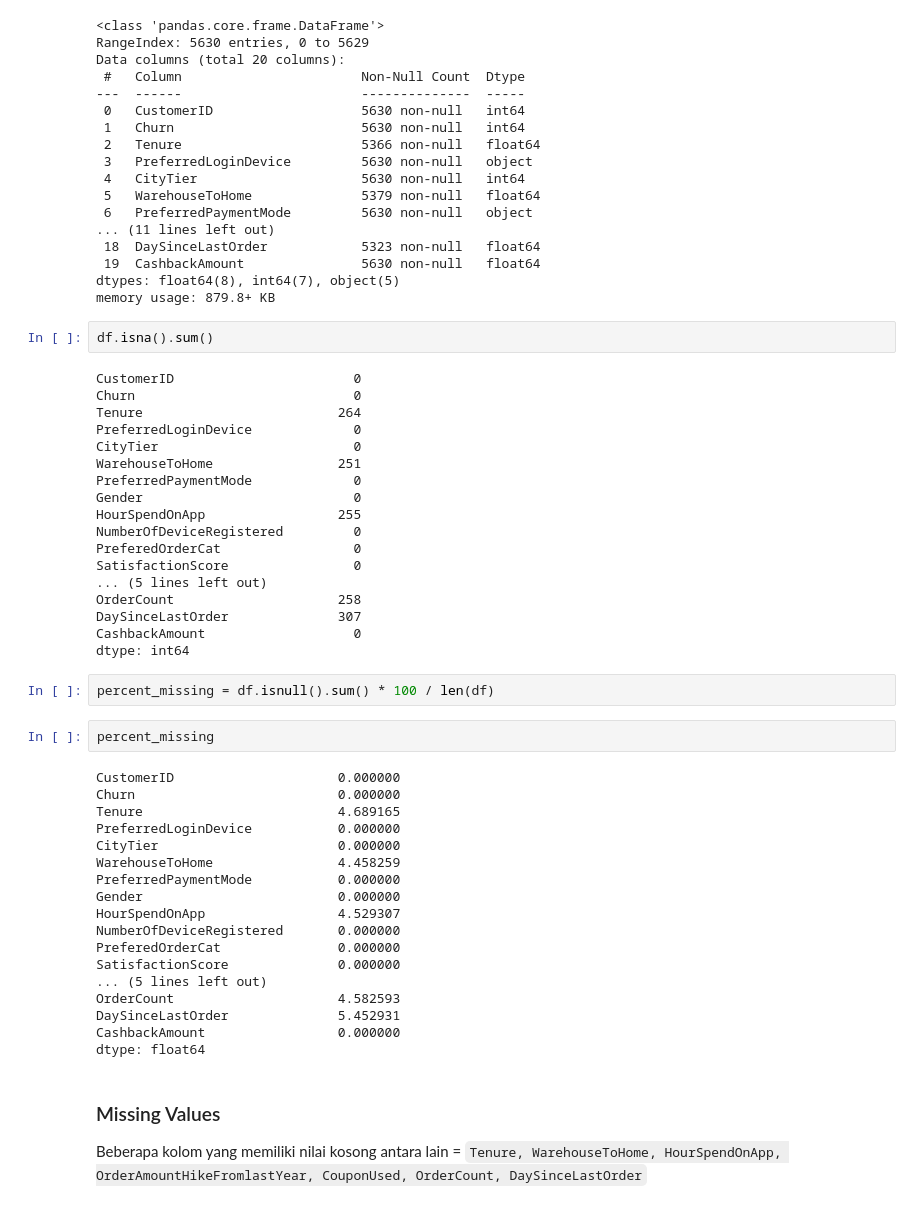
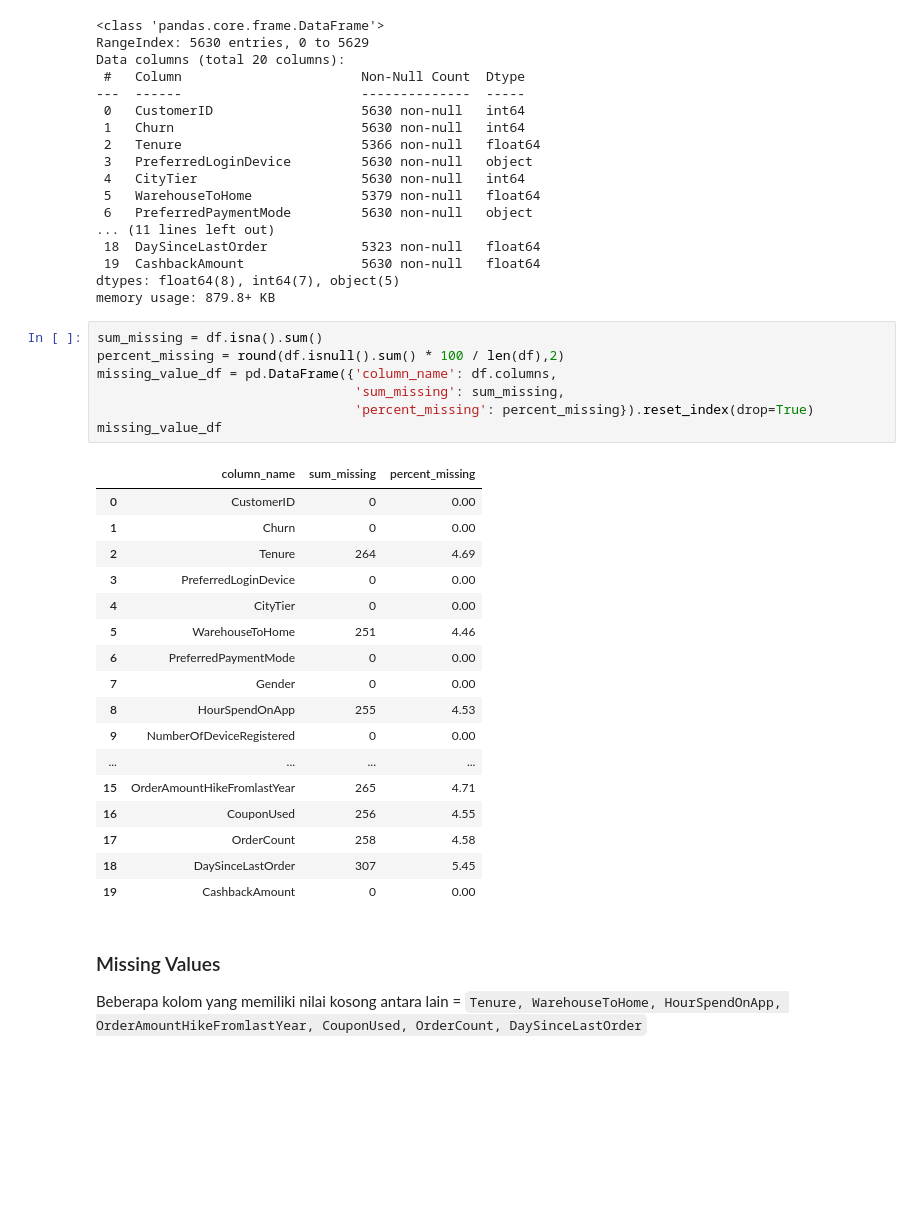
Before and after one commit to garrylgiancarlo/FinalProject_RakaminDS, a Jupyter notebook: Stage 1_EDA_259.ipynb, the cells around one changed output. Drawn from its saved outputs; the diff is of its cells as text; blank space fills up the shorter version.

Commit message:
edit percentage value_count dan pembulatan percentage

```diff
--- a/Stage 1_EDA_259.ipynb
+++ b/Stage 1_EDA_259.ipynb
@@ -45,48 +45,31 @@ Data columns (total 20 columns):
  19  CashbackAmount               5630 non-null   float64
 dtypes: float64(8), int64(7), object(5)
 memory usage: 879.8+ KB
-# %%
-df.isna().sum()
-# %% [output]
-CustomerID                       0
-Churn                            0
-Tenure                         264
-PreferredLoginDevice             0
-CityTier                         0
-WarehouseToHome                251
-PreferredPaymentMode             0
-Gender                           0
-HourSpendOnApp                 255
-NumberOfDeviceRegistered         0
-PreferedOrderCat                 0
-SatisfactionScore                0
-... (5 lines left out)
-OrderCount                     258
-DaySinceLastOrder              307
-CashbackAmount                   0
-dtype: int64
-# %%
-percent_missing = df.isnull().sum() * 100 / len(df)
-# %%
-percent_missing
-# %% [output]
-CustomerID                     0.000000
-Churn                          0.000000
-Tenure                         4.689165
-PreferredLoginDevice           0.000000
-CityTier                       0.000000
-WarehouseToHome                4.458259
-PreferredPaymentMode           0.000000
-Gender                         0.000000
-HourSpendOnApp                 4.529307
-NumberOfDeviceRegistered       0.000000
-PreferedOrderCat               0.000000
-SatisfactionScore              0.000000
-... (5 lines left out)
-OrderCount                     4.582593
-DaySinceLastOrder              5.452931
-CashbackAmount                 0.000000
-dtype: float64
+# %%
+sum_missing = df.isna().sum()
+percent_missing = round(df.isnull().sum() * 100 / len(df),2)
+missing_value_df = pd.DataFrame({'column_name': df.columns,
+                                 'sum_missing': sum_missing,
+                                 'percent_missing': percent_missing}).reset_index(drop=True)
+missing_value_df
+# %% [output]
+|  | column_name | sum_missing | percent_missing |
+| 0 | CustomerID | 0 | 0.00 |
+| 1 | Churn | 0 | 0.00 |
+| 2 | Tenure | 264 | 4.69 |
+| 3 | PreferredLoginDevice | 0 | 0.00 |
+| 4 | CityTier | 0 | 0.00 |
+| 5 | WarehouseToHome | 251 | 4.46 |
+| 6 | PreferredPaymentMode | 0 | 0.00 |
+| 7 | Gender | 0 | 0.00 |
+| 8 | HourSpendOnApp | 255 | 4.53 |
+| 9 | NumberOfDeviceRegistered | 0 | 0.00 |
+| ... | ... | ... | ... |
+| 15 | OrderAmountHikeFromlastYear | 265 | 4.71 |
+| 16 | CouponUsed | 256 | 4.55 |
+| 17 | OrderCount | 258 | 4.58 |
+| 18 | DaySinceLastOrder | 307 | 5.45 |
+| 19 | CashbackAmount | 0 | 0.00 |
 # %% [markdown]
 ### Missing Values
 
```
Also changed, not shown: parts of 6 cells of this notebook.
